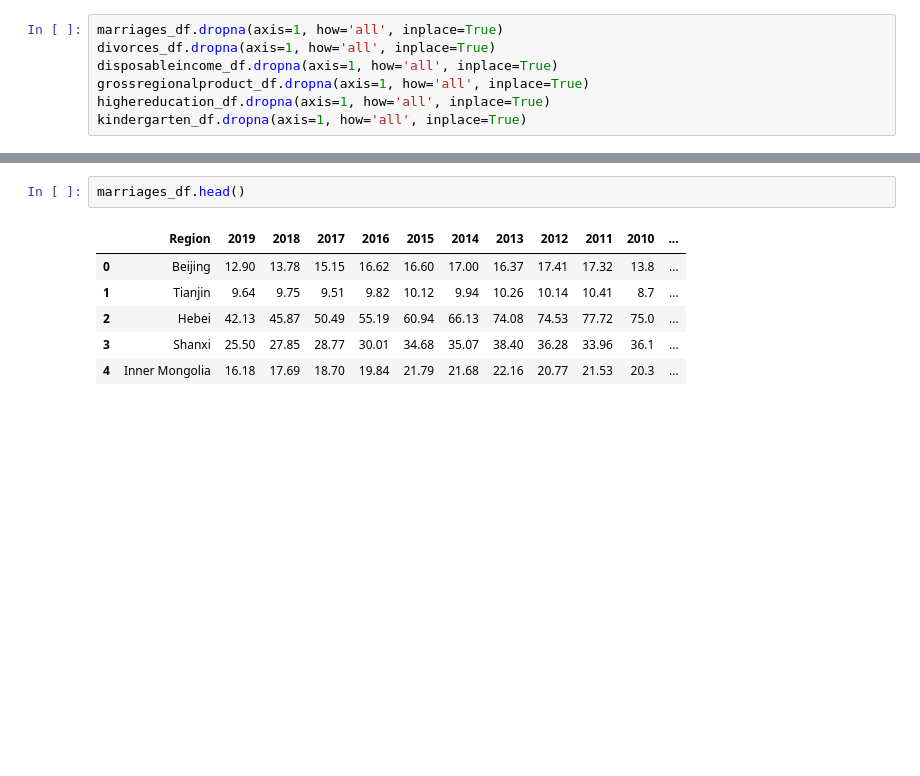
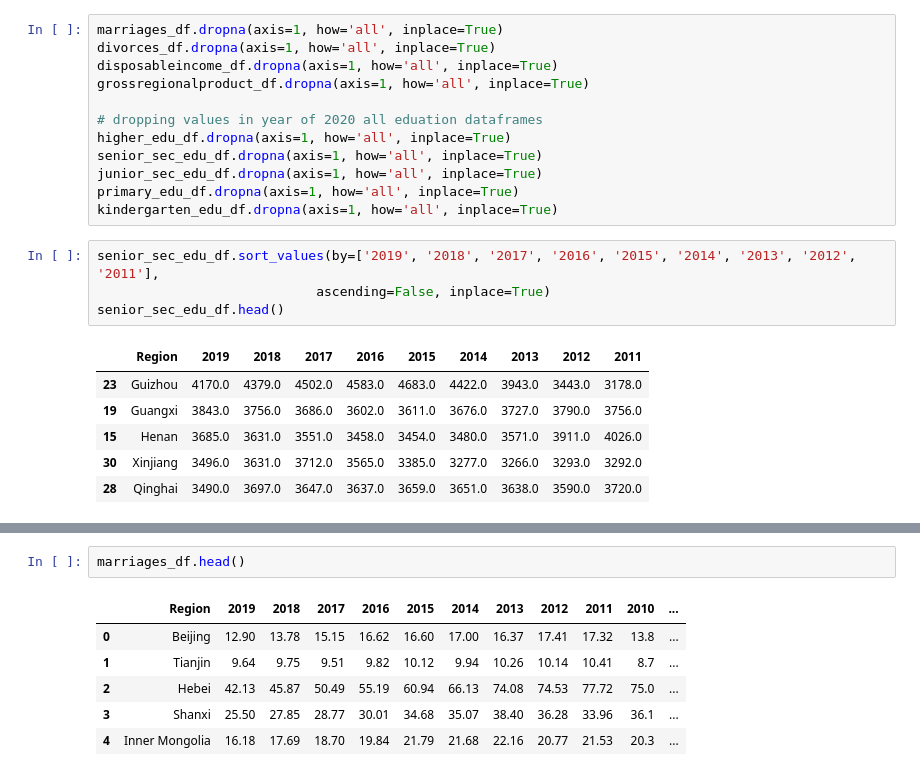
Before and after one commit to mexiliang/umich-591, a Jupyter notebook: Scatterplot.ipynb, the cells around one changed output, grey strips where cells are left out. Cells and saved outputs as stored; diff of their text form; blank space fills up the shorter version.

```diff
--- a/Scatterplot.ipynb
+++ b/Scatterplot.ipynb
@@ -21,5 +41,21 @@ marriages_df.dropna(axis=1, how='all', inplace=True)
 divorces_df.dropna(axis=1, how='all', inplace=True)
 disposableincome_df.dropna(axis=1, how='all', inplace=True)
 grossregionalproduct_df.dropna(axis=1, how='all', inplace=True)
-highereducation_df.dropna(axis=1, how='all', inplace=True)
-kindergarten_df.dropna(axis=1, how='all', inplace=True)
+
+# dropping values in year of 2020 all eduation dataframes
+higher_edu_df.dropna(axis=1, how='all', inplace=True)
+senior_sec_edu_df.dropna(axis=1, how='all', inplace=True)
+junior_sec_edu_df.dropna(axis=1, how='all', inplace=True)
+primary_edu_df.dropna(axis=1, how='all', inplace=True)
+kindergarten_edu_df.dropna(axis=1, how='all', inplace=True)
+# %%
+senior_sec_edu_df.sort_values(by=['2019', '2018', '2017', '2016', '2015', '2014', '2013', '2012', '2011'],
+                            ascending=False, inplace=True)
+senior_sec_edu_df.head()
+# %% [output]
+|  | Region | 2019 | 2018 | 2017 | 2016 | 2015 | 2014 | 2013 | 2012 | 2011 |
+| 23 | Guizhou | 4170.0 | 4379.0 | 4502.0 | 4583.0 | 4683.0 | 4422.0 | 3943.0 | 3443.0 | 3178.0 |
+| 19 | Guangxi | 3843.0 | 3756.0 | 3686.0 | 3602.0 | 3611.0 | 3676.0 | 3727.0 | 3790.0 | 3756.0 |
+| 15 | Henan | 3685.0 | 3631.0 | 3551.0 | 3458.0 | 3454.0 | 3480.0 | 3571.0 | 3911.0 | 4026.0 |
+| 30 | Xinjiang | 3496.0 | 3631.0 | 3712.0 | 3565.0 | 3385.0 | 3277.0 | 3266.0 | 3293.0 | 3292.0 |
+| 28 | Qinghai | 3490.0 | 3697.0 | 3647.0 | 3637.0 | 3659.0 | 3651.0 | 3638.0 | 3590.0 | 3720.0 |
```
Also changed, not shown: parts of 7 cells of this notebook, 6 other files.
